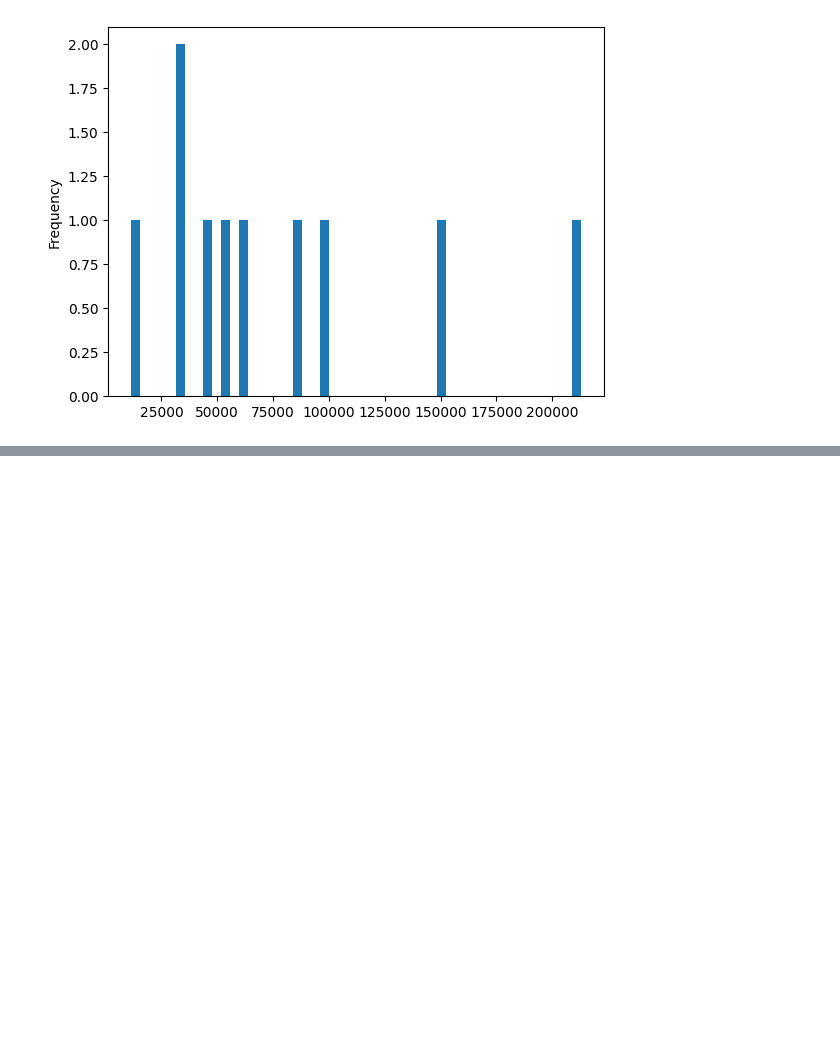
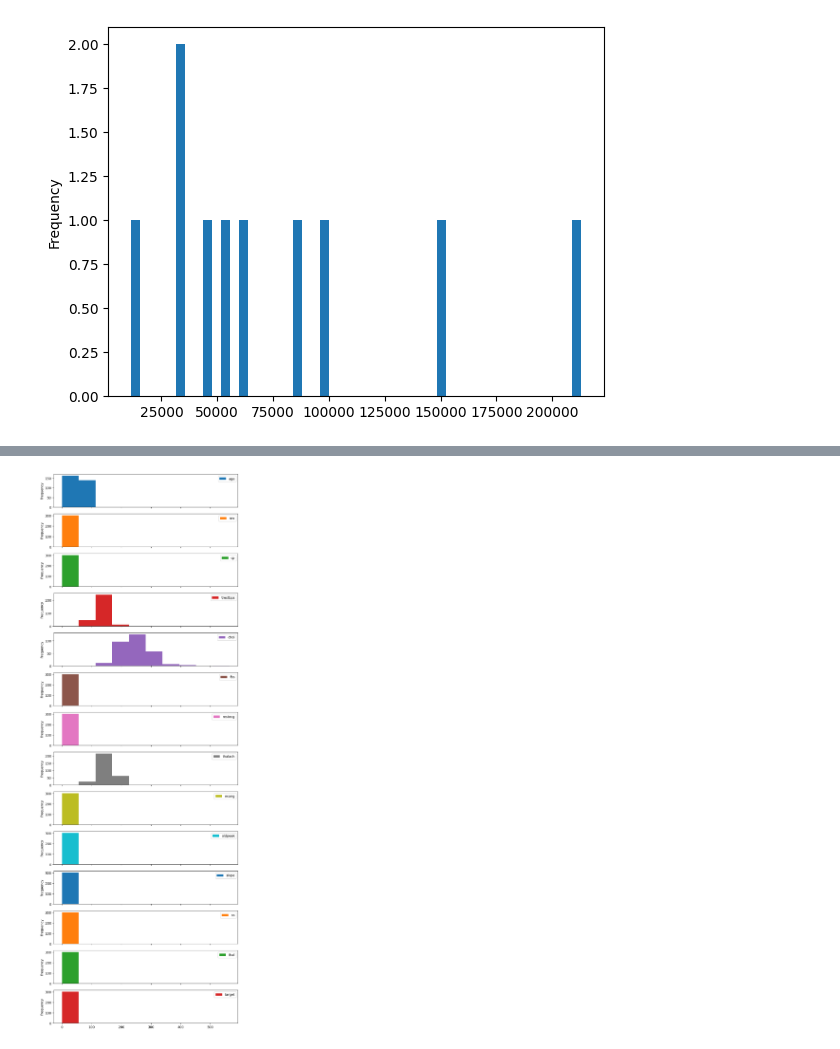
Before and after one commit to cRED-f/Machine-Learning, a Jupyter notebook: Introduction_to_matplotlib.ipynb, the cells around one changed output, grey strips where cells are left out. Saved outputs shown, nothing was run; the diff lists cells and outputs as text; code cells hidden in the pictures; blank space fills up the shorter version.

```diff
--- a/Introduction_to_matplotlib.ipynb
+++ b/Introduction_to_matplotlib.ipynb
@@ -437,0 +489,4 @@ car_sales["Odometer (KM)"].plot.hist(bins=50);
+# %%
+heart_disease.plot.hist(figsize=(10,30),subplots=True);
+# %% [output]
+[figure, added]
```
Also changed, not shown: parts of 43 cells of this notebook.
